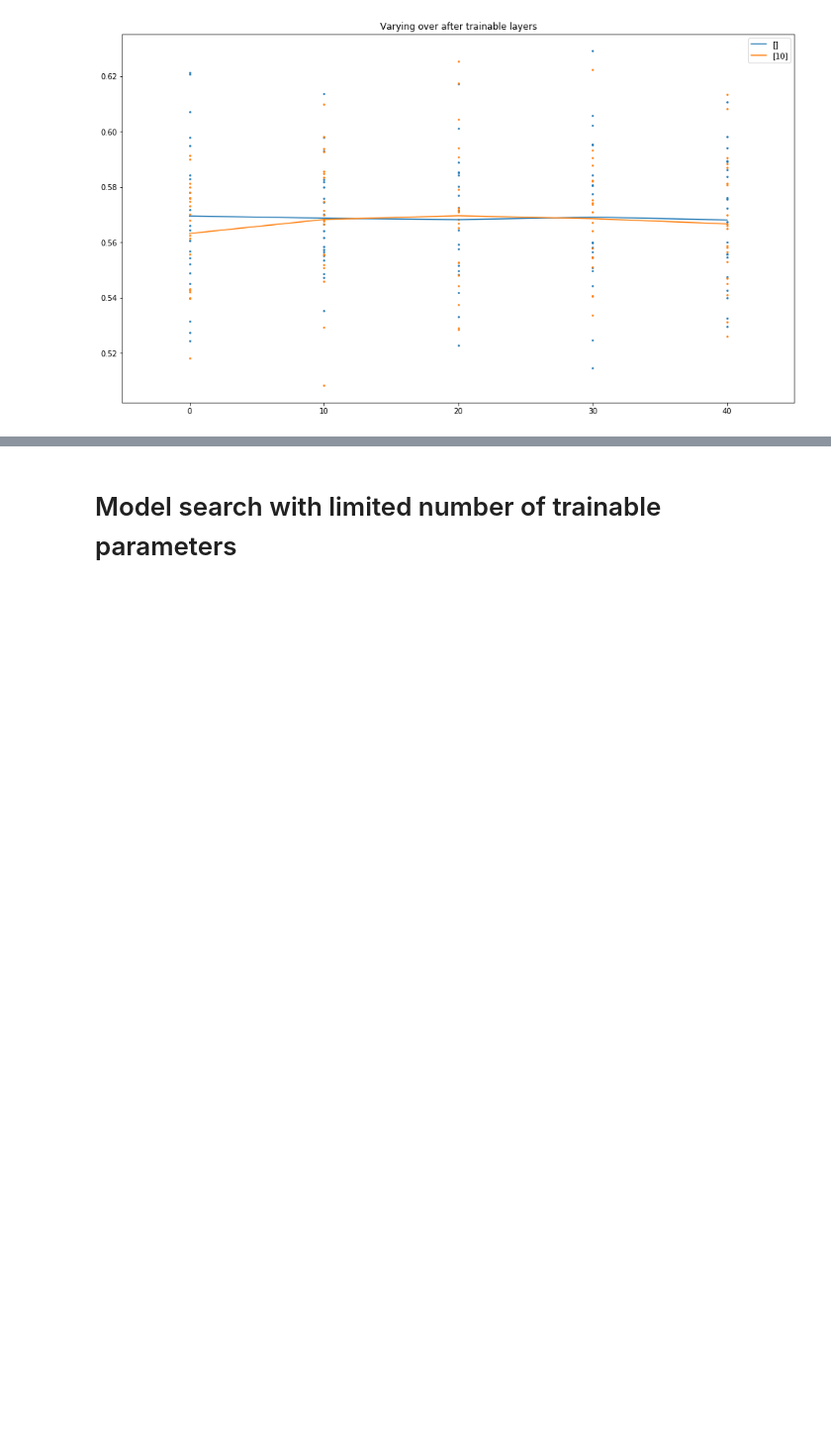
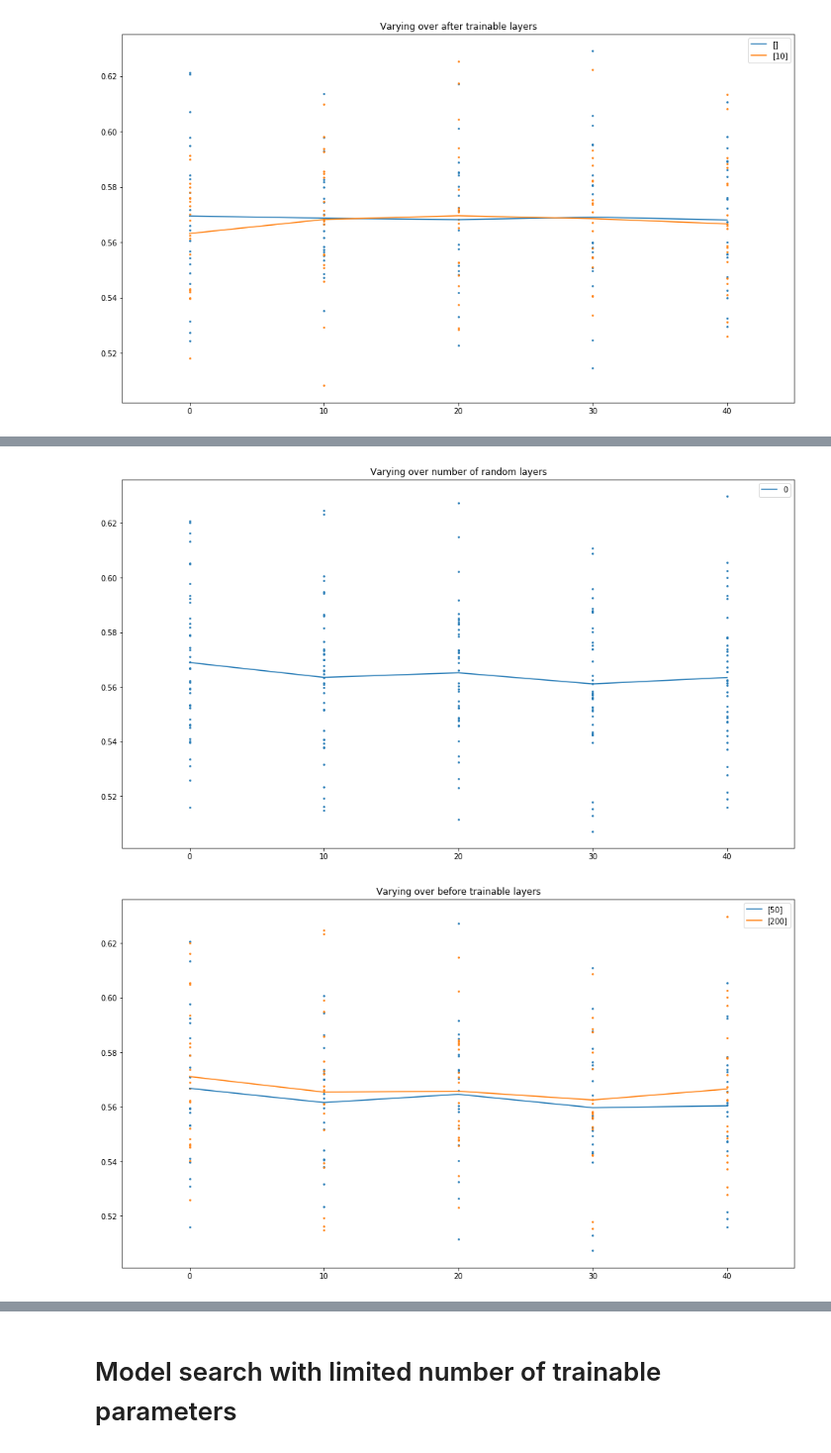
Before and after one commit to matejsladek/random_layers, a Jupyter notebook: code/experiments/census-income/Census Income.ipynb, the cells around one changed output, grey strips where cells are left out. Shown: that part at 99% size. Saved outputs shown, nothing was run; the diff lists cells and outputs as text; code cells hidden in the pictures; blank space fills up the shorter version.

```diff
--- a/code/experiments/census-income/Census Income.ipynb
+++ b/code/experiments/census-income/Census Income.ipynb
@@ -712,0 +807,14 @@ with open("output/result4.output", 'w+') as file:
+# %%
+plot_marginals(
+    results_elementwise_layer,
+    [
+        "Before trainable layers",
+        "Number of random layers",
+        "After trainable layers",
+    ],
+    values,
+    1,
+)
+# %% [output]
+[figure, added]
+[figure, added]
```
Also changed, not shown: parts of 9 cells of this notebook.
